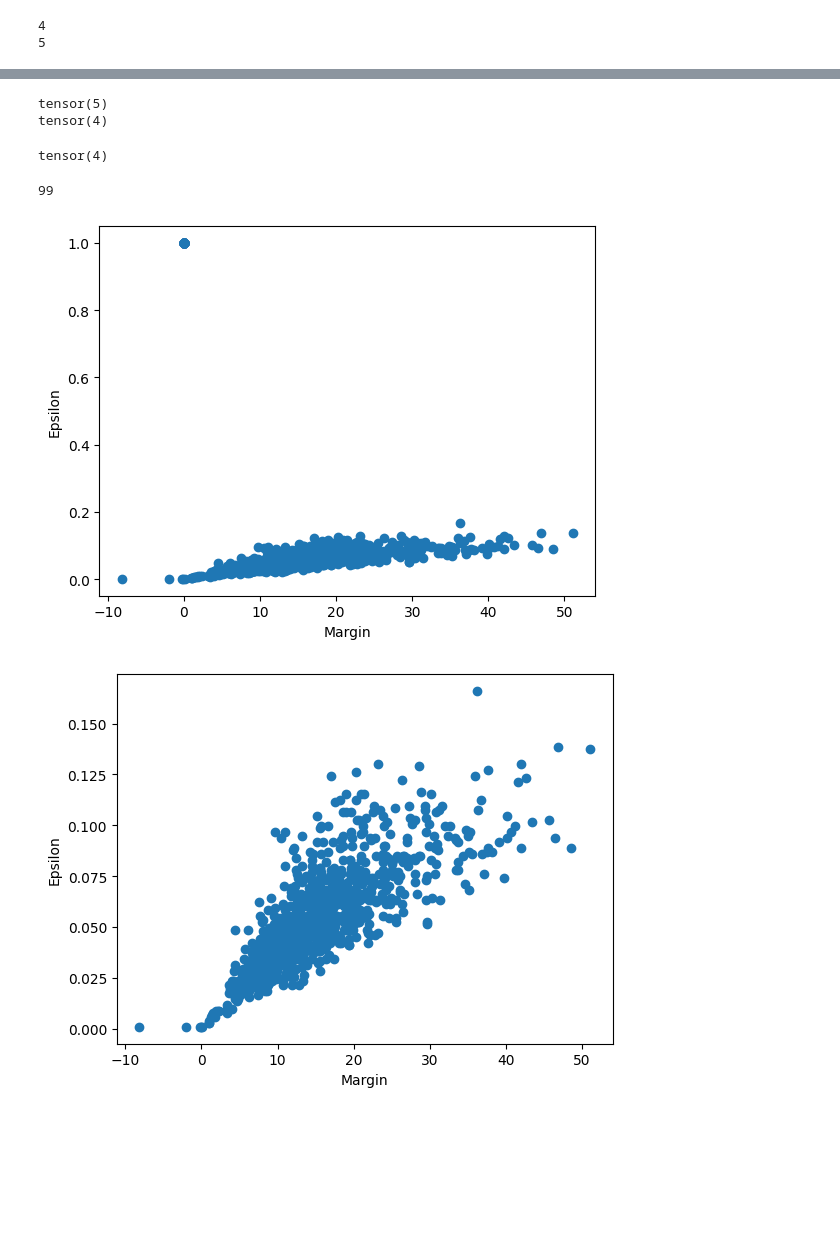
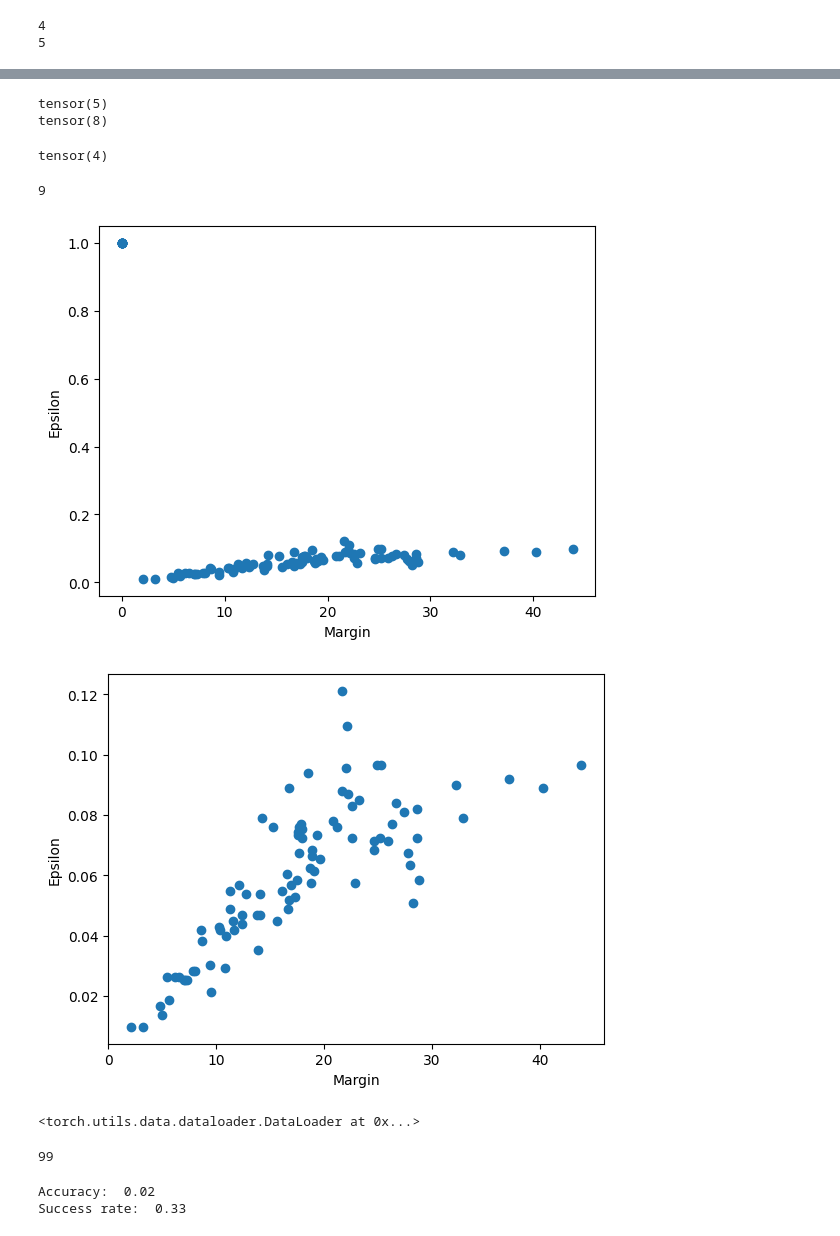
Before and after one commit to usaginoki/MATH_519_Project, a Jupyter notebook: targeted_fgsm.ipynb, the cells around one changed output, grey strips where cells are left out. Saved outputs shown, nothing was run; the diff lists cells and outputs as text; code cells hidden in the pictures; blank space fills up the shorter version.

```diff
--- a/targeted_fgsm.ipynb
+++ b/targeted_fgsm.ipynb
@@ -54,7 +54,8 @@ def create_targeted_adversarial_examples(model, base_image, true_idx, target_cla
     optimizer = optim.Adam([delta], lr=0.1)
     perturbed_image = base_image + delta
     target_class_idx = torch.tensor([target_class_idx])
-    true_idx = torch.tensor([true_idx])
+    #true_idx = torch.tensor([true_idx])
+    true_idx = net.forward(base_image.view(-1, 28*28)).argmax(dim=1)
     # loop through the number of steps
     for i in range(steps):
         # get the output of the model
@@ -183,9 +184,9 @@ plt.show()
 # %%
 print(net(perturbed_data).argmax())
-print(y[2])
+print(y[3])
 # %% [output]
 tensor(5)
-tensor(4)
+tensor(8)
 # %%
 eps_hat = find_epsilon(net, X[2].view(-1, 28*28), y[2], 5, steps=100, max_iter=10)
 # %%
@@ -196,7 +197,7 @@ net(perturbed_data).argmax()
 tensor(4)
 # %%
 # create set from m random images of each class in the test set
-m = 10
+m = 1
 images = []
 labels = []
 for i in range(10):
@@ -229,7 +230,7 @@ for i in range(10*m):
 margins = np.array(margins).flatten()
 epsilons = np.array(epsilons).flatten()
 # %% [output]
-99
+9
 # %%
 #plot the margins and epsilons
 plt.scatter(margins, epsilons)
@@ -237,18 +238,71 @@ plt.ylabel("Epsilon")
 plt.xlabel("Margin")
 plt.show()
 # %% [output]
-[figure, old version]
+[figure, new version]
 # %%
 # exclude point with margin of 0
-margins = np.array(margins)
-epsilons = np.array(epsilons)
-epsilons = epsilons[margins != 0]
-margins = margins[margins != 0]
+new_margins = np.array(margins)
+new_epsilons = np.array(epsilons)
+new_margins = margins[margins != 0]
+new_epsilons = epsilons[margins != 0]
+
+# exclude points with the lowest margin
+#new_margins, new_epsilons = new_margins[margins != np.min(margins)], new_epsilons[margins != np.min(margins)]
 # %%
 # plot the margins and epsilons
-plt.scatter(margins, epsilons)
+plt.scatter(new_margins, new_epsilons)
 plt.ylabel("Epsilon")
 plt.xlabel("Margin")
 plt.show()
 # %% [output]
-[figure, old version]
+[figure, new version]
+# %%
+testset
+# %% [output]
+<torch.utils.data.dataloader.DataLoader at 0x...>
+# %%
+# perturb k random images from the test set to match class 0
+k = 100
+perturbed_images = []
+perturbed_labels = []
+i = 0
+while (i < k):
+    clear_output(wait=True)
+    print(i)
+    # get a random image from the test set
+    idx = np.random.randint(0, len(testset))
+    X, y = test[idx]
+    if (y == 0):
+        continue
+    # perturb the image to match class 0
+    perturbed_image = create_targeted_adversarial_examples(net, X.view(-1, 28*28), y, 0, steps=100, epsilon=0.1)
+    # add the perturbed image to the list
+    perturbed_images.append(perturbed_image)
+    perturbed_labels.append(y)
+    i += 1
+
+perturbed_images = torch.stack(perturbed_images)
+perturbed_labels = torch.tensor(perturbed_labels)
+# %% [output]
+99
+# %%
+# test the perturbed images
+correct = 0
+total = 0
+success = 0
+
+with torch.no_grad():
+    for i in range(k):
+        # forward pass
+        output = net(perturbed_images[i].view(-1, 28*28))
+        # get the predicted class
+        if torch.argmax(output) == perturbed_labels[i]:
+            correct += 1
+        if torch.argmax(output) == 0:
+            success += 1
+        total += 1
+print("Accuracy: ", round(correct/total, 3))
+print("Success rate: ", round(success/total, 3))
+# %% [output]
+Accuracy:  0.02
+Success rate:  0.33
```
Also changed, not shown: parts of 3 cells of this notebook.
